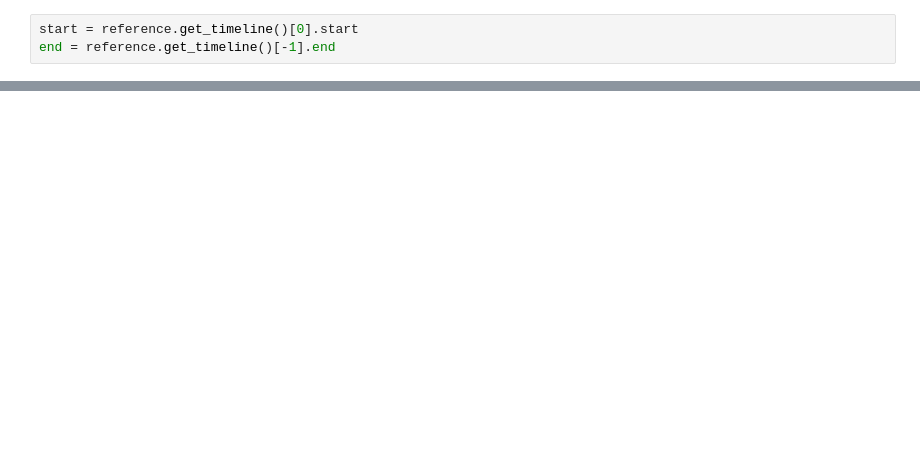
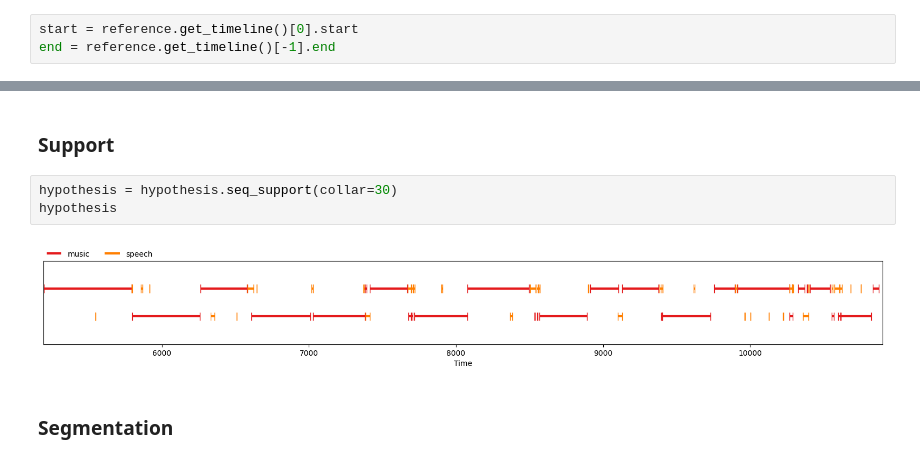
Before and after one commit to silvadirceu/audio-seg-data-synth, a Jupyter notebook: models/metrics.ipynb, the cells around one changed output, grey strips where cells are left out. Cells and saved outputs as stored; diff of their text form; blank space fills up the shorter version.

```diff
--- a/models/metrics.ipynb
+++ b/models/metrics.ipynb
@@ -105,3 +50,12 @@ hypothesis
+# %% [markdown]
+### Support
+# %%
+hypothesis = hypothesis.seq_support(collar=30)
+hypothesis
+# %% [output]
+[figure, added]
+# %% [markdown]
+### Segmentation
 # %%
 hypothesis = hypothesis.segmentation()
 hypothesis
```
Also changed, not shown: parts of 20 cells of this notebook, 16 other files.
